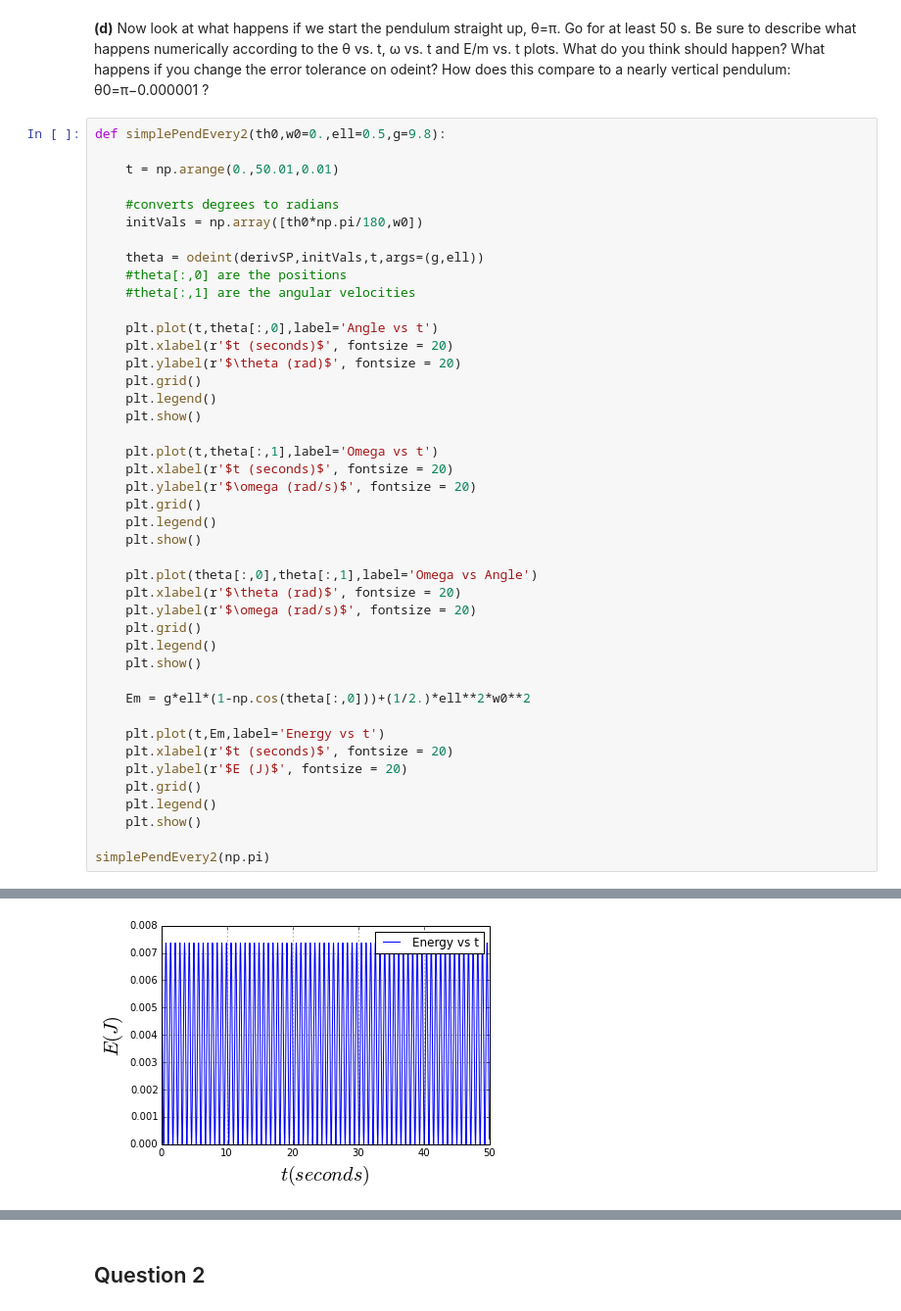
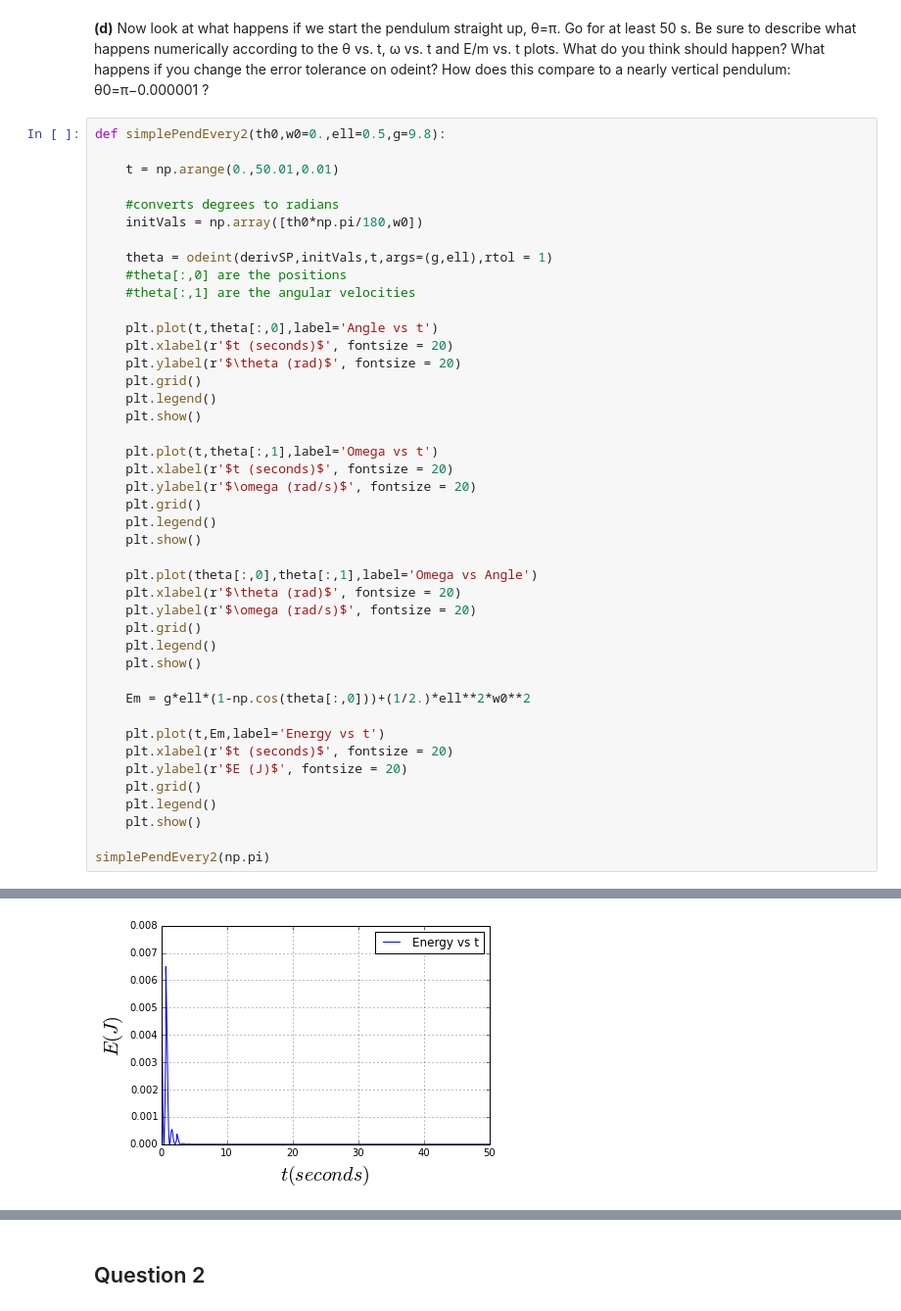
Before and after one commit to callen09/PHYS202-S14, a Jupyter notebook: SciPy/ODEExercises.ipynb, the cells around one changed output, grey strips where cells are left out. Shown at 98% size. Cells and saved outputs as stored; diff of their text form.

```diff
--- a/SciPy/ODEExercises.ipynb
+++ b/SciPy/ODEExercises.ipynb
@@ -146,7 +146,7 @@ def simplePendEvery2(th0,w0=0.,ell=0.5,g=9.8):
     #converts degrees to radians
     initVals = np.array([th0*np.pi/180,w0])
 
-    theta = odeint(derivSP,initVals,t,args=(g,ell))
+    theta = odeint(derivSP,initVals,t,args=(g,ell),rtol = 1)
     #theta[:,0] are the positions
     #theta[:,1] are the angular velocities
 
@@ -188,4 +188,4 @@ simplePendEvery2(np.pi)
-[figure, old version]
+[figure, new version]
 # %%
 simplePendEvery2(np.pi-0.000001)
 # %% [output]
```
Also changed, not shown: parts of 10 cells of this notebook, 1 other file.
